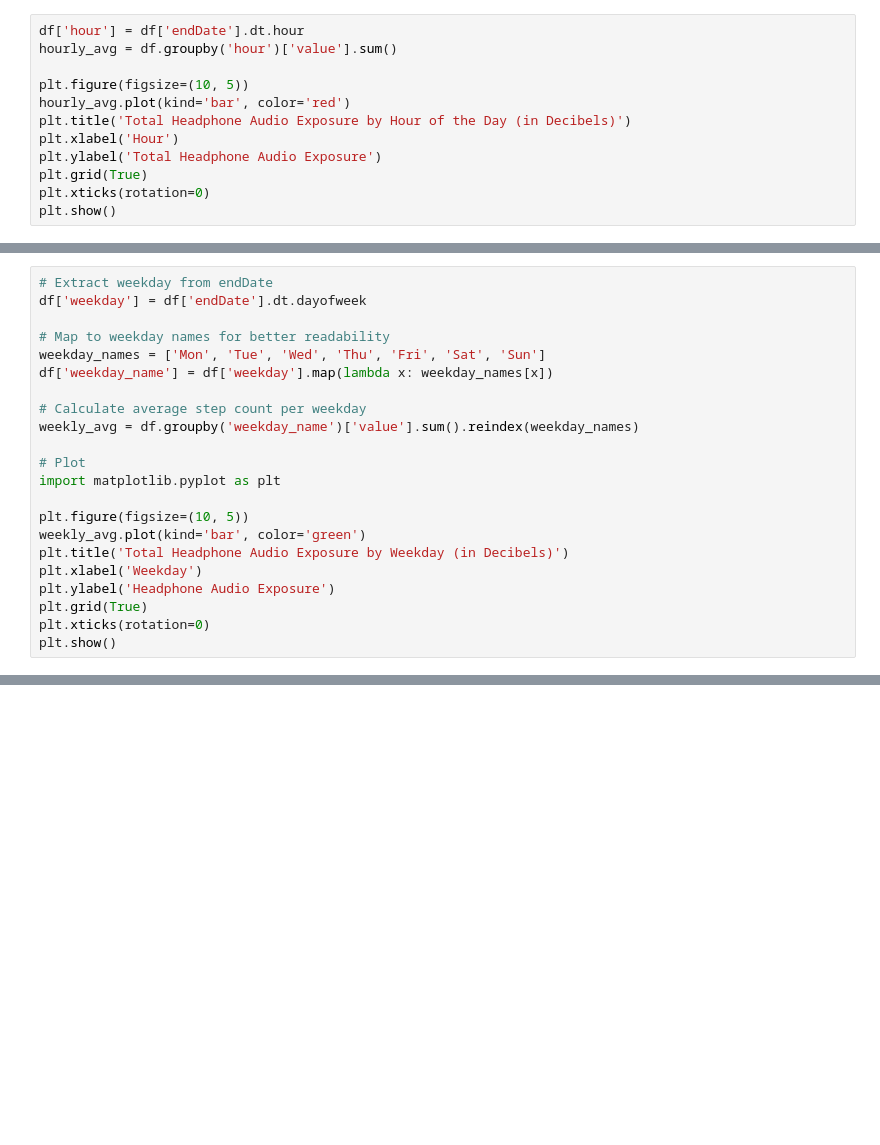
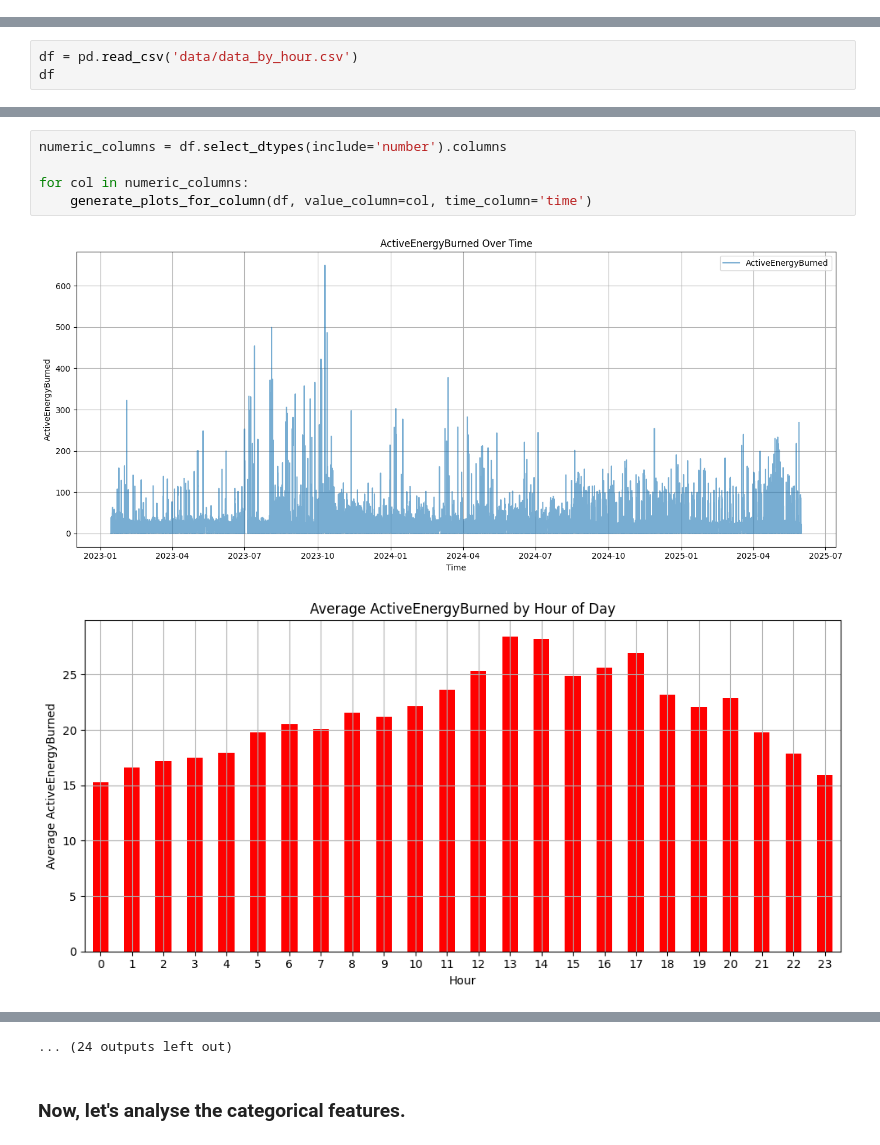
Before and after one commit to ERJLM/ML4QS, a Jupyter notebook: src/eda_manual.ipynb, the cells around one changed output, grey strips where cells are left out. Saved outputs shown, nothing was run; the diff lists cells and outputs as text; blank space fills up the shorter version.

```diff
--- a/src/eda_manual.ipynb
+++ b/src/eda_manual.ipynb
@@ -386,12 +0,0 @@ plt.show()
-# %%
-df['hour'] = df['endDate'].dt.hour
-hourly_avg = df.groupby('hour')['value'].sum()
-
-plt.figure(figsize=(10, 5))
-hourly_avg.plot(kind='bar', color='red')
-plt.title('Total Headphone Audio Exposure by Hour of the Day (in Decibels)')
-plt.xlabel('Hour')
-plt.ylabel('Total Headphone Audio Exposure')
-plt.grid(True)
-plt.xticks(rotation=0)
-plt.show()
@@ -400,22 +0,0 @@ plt.show()
-# %%
-# Extract weekday from endDate
-df['weekday'] = df['endDate'].dt.dayofweek
-
-# Map to weekday names for better readability
-weekday_names = ['Mon', 'Tue', 'Wed', 'Thu', 'Fri', 'Sat', 'Sun']
-df['weekday_name'] = df['weekday'].map(lambda x: weekday_names[x])
-
-# Calculate average step count per weekday
-weekly_avg = df.groupby('weekday_name')['value'].sum().reindex(weekday_names)
-
-# Plot
-import matplotlib.pyplot as plt
-
-plt.figure(figsize=(10, 5))
-weekly_avg.plot(kind='bar', color='green')
-plt.title('Total Headphone Audio Exposure by Weekday (in Decibels)')
-plt.xlabel('Weekday')
-plt.ylabel('Headphone Audio Exposure')
-plt.grid(True)
-plt.xticks(rotation=0)
-plt.show()
@@ -423,0 +8,3 @@ plt.show()
+# %%
+df = pd.read_csv('data/data_by_hour.csv')
+df
@@ -423,0 +86,8 @@ plt.show()
+# %%
+numeric_columns = df.select_dtypes(include='number').columns
+
+for col in numeric_columns:
+    generate_plots_for_column(df, value_column=col, time_column='time')
+# %% [output]
+[figure, added]
+[figure, added]
@@ -423,0 +104,3 @@ plt.show()
+... (24 outputs left out)
+# %% [markdown]
+### Now, let's analyse the categorical features.
```
Also changed, not shown: parts of 44 cells of this notebook, 54 other files.
